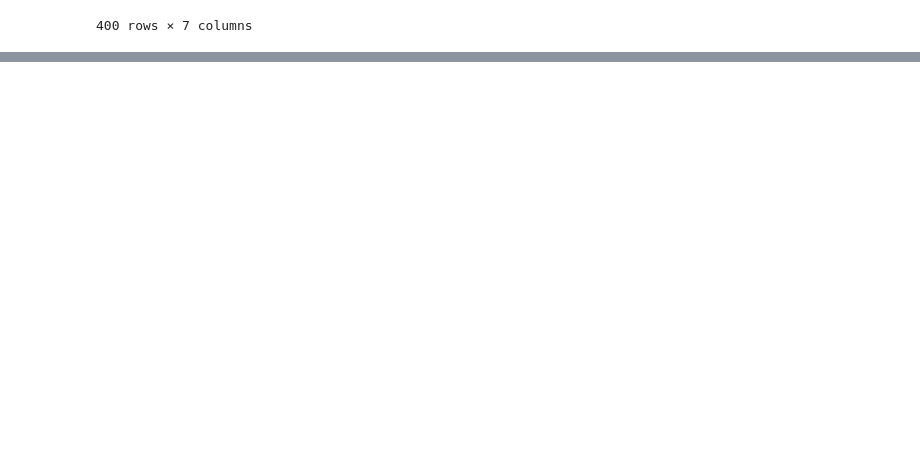
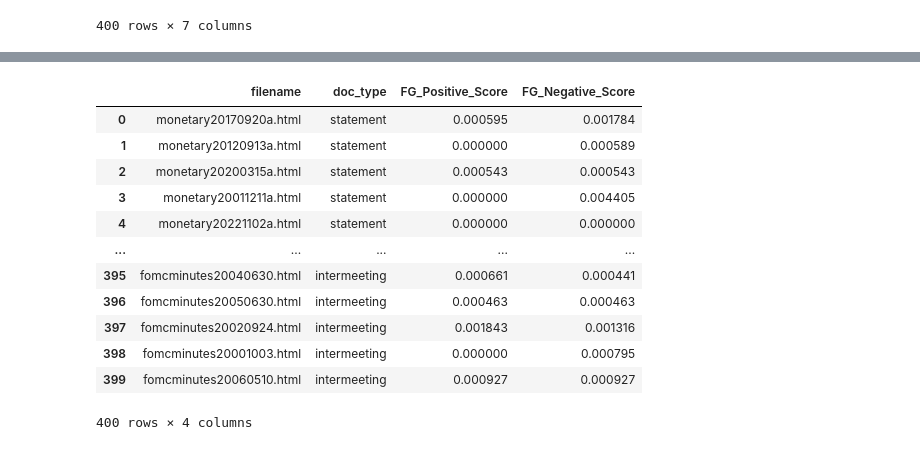
Before and after one commit to jonahnathan0/Fed_Announcements, a Jupyter notebook: Dataset_Build.ipynb, the cells around one changed output, grey strips where cells are left out. Cells and saved outputs as stored; diff of their text form; code cells hidden in the pictures; blank space fills up the shorter version.

```diff
--- a/Dataset_Build.ipynb
+++ b/Dataset_Build.ipynb
@@ -740,0 +871,51 @@ combined_with_sentiment.to_csv('raw_data/combined_with_sentiment.csv')
+# %%
+
+fg_keywords = [
+    "future", "coming months", "coming meetings", "outlook", "path",
+    "trajectory", "forward guidance", "anticipate", "expect", "foresee", "project"
+]
+
+folders = {
+    'statement': 'raw_data/announcements/',
+    'intermeeting': 'raw_data/intermeeting/'
+}
+
+fg_results = []
+
+for doc_type, folder_path in folders.items():
+    for filename in os.listdir(folder_path):
+        if filename.endswith('.html'):
+            file_path = os.path.join(folder_path, filename)
+            with open(file_path, 'r', encoding='latin1') as f:
+                html_text = re.sub(r'\s+', ' ', BeautifulSoup(f, 'html.parser').get_text(" ").lower())
+                word_count = len(html_text.split())
+
+                pos_matches, _ = NEAR_finder(fg_keywords, BHR_positive, html_text, max_words_between=5, greedy=False)
+                neg_matches, _ = NEAR_finder(fg_keywords, BHR_negative, html_text, max_words_between=5, greedy=False)
+
+                pos_score = pos_matches / word_count if word_count else 0
+                neg_score = neg_matches / word_count if word_count else 0
+
+                fg_results.append({
+                    'filename': filename,
+                    'doc_type': doc_type,
+                    'FG_Positive_Score': pos_score,
+                    'FG_Negative_Score': neg_score
+                })
+
+forward_guidance_sentiment_df = pd.DataFrame(fg_results)
+forward_guidance_sentiment_df
+# %% [output]
+|  | filename | doc_type | FG_Positive_Score | FG_Negative_Score |
+| 0 | monetary20170920a.html | statement | 0.000595 | 0.001784 |
+| 1 | monetary20120913a.html | statement | 0.000000 | 0.000589 |
+| 2 | monetary20200315a.html | statement | 0.000543 | 0.000543 |
+| 3 | monetary20011211a.html | statement | 0.000000 | 0.004405 |
+| 4 | monetary20221102a.html | statement | 0.000000 | 0.000000 |
+| ... | ... | ... | ... | ... |
+| 395 | fomcminutes20040630.html | intermeeting | 0.000661 | 0.000441 |
+| 396 | fomcminutes20050630.html | intermeeting | 0.000463 | 0.000463 |
+| 397 | fomcminutes20020924.html | intermeeting | 0.001843 | 0.001316 |
+| 398 | fomcminutes20001003.html | intermeeting | 0.000000 | 0.000795 |
+| 399 | fomcminutes20060510.html | intermeeting | 0.000927 | 0.000927 |
+400 rows × 4 columns
```
Also changed, not shown: parts of 17 cells of this notebook, 8 other files.
